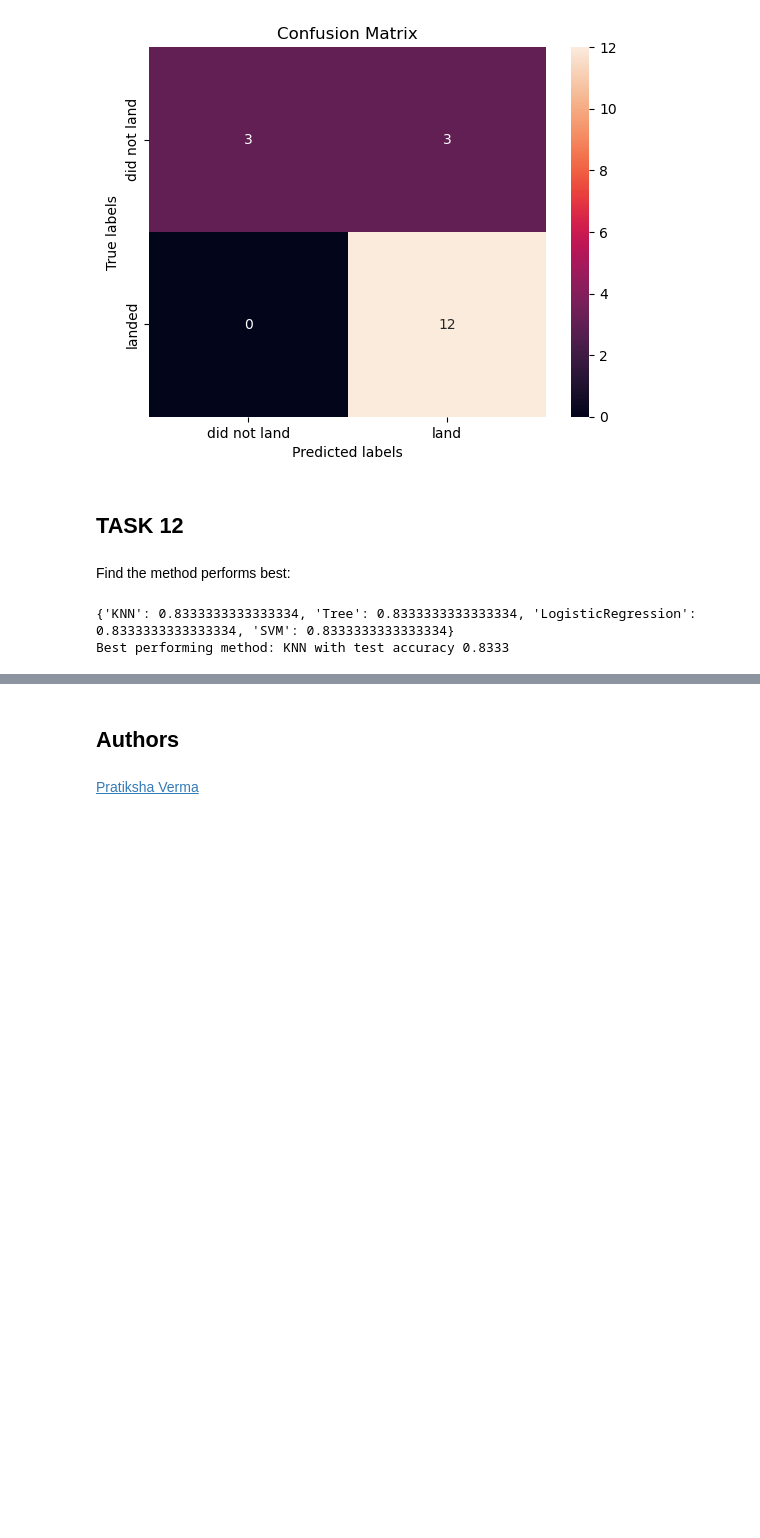
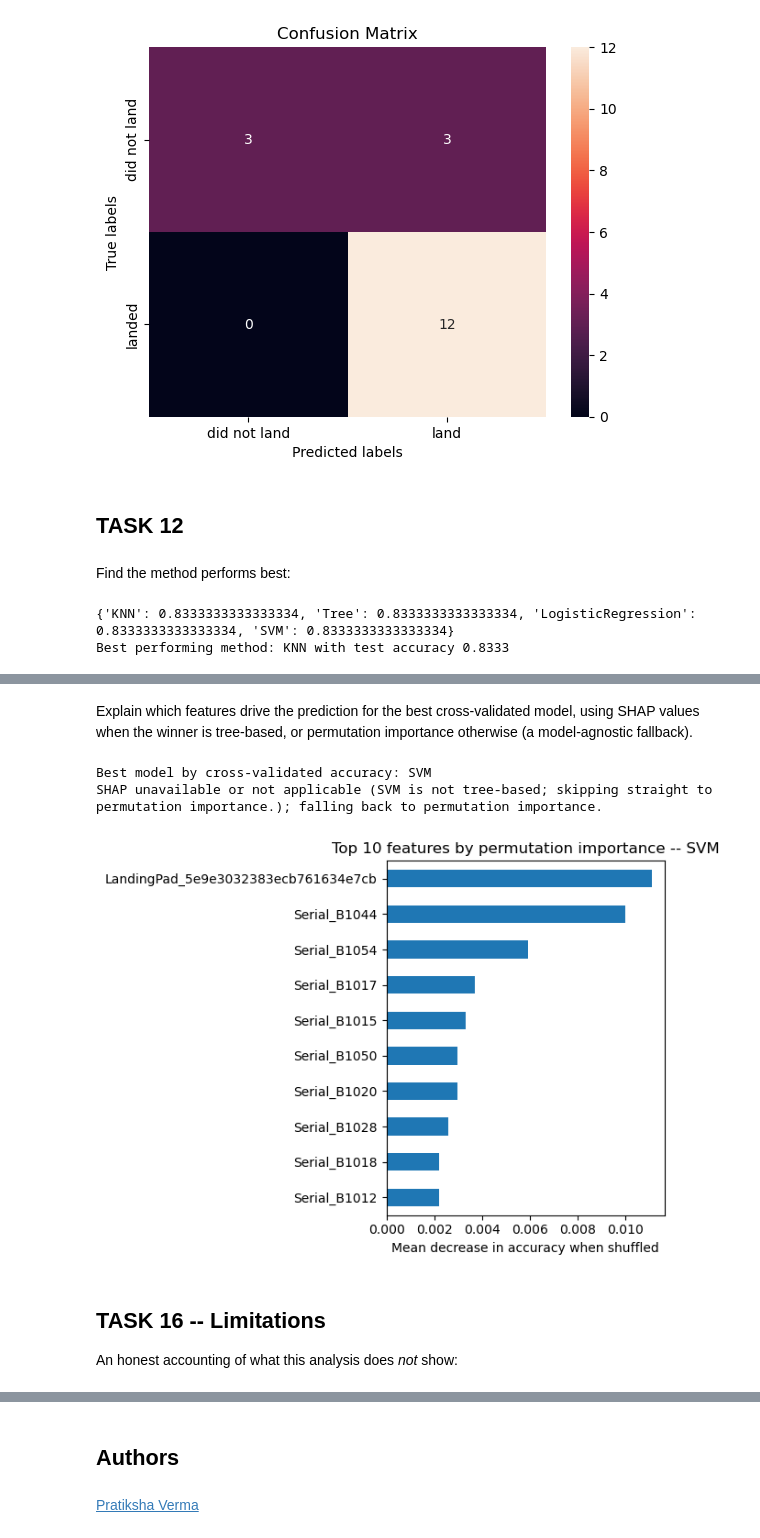
Before and after one commit to AdriaRM96/spacex-falcon9-capstone, a Jupyter notebook: notebooks/07_machine_learning_prediction.ipynb, the cells around one changed output, grey strips where cells are left out. Cells and saved outputs as stored; diff of their text form; code cells hidden in the pictures; blank space fills up the shorter version.

```diff
--- a/notebooks/07_machine_learning_prediction.ipynb
+++ b/notebooks/07_machine_learning_prediction.ipynb
@@ -148,6 +148,10 @@ Standardize the data in <code>X</code> then reassign it to the variable  <code>X
 # students get this
 transform = preprocessing.StandardScaler()
 
+# Capture the original column names before X becomes a plain NumPy array below --
+# we need these later for feature importance / SHAP interpretability.
+feature_names = X.columns.tolist()
+
 # fit_transform learns the mean/std of each feature in X and rescales it to
 # zero mean and unit variance -- required by distance-based models like SVM and KNN.
 X = transform.fit_transform(X)
@@ -421,0 +523,15 @@ Best performing method: KNN with test accuracy 0.8333
+# %%
+# Fold XGBoost into the same StratifiedKFold comparison as the other four models,
+# so all five are judged on identical, more-robust folds rather than mixing a
+# single-split number for XGBoost with cross-validated numbers for the rest.
+tuned_models['XGBoost'] = xgb_cv.best_estimator_
+
+xgb_scores = cross_validate(xgb_cv.best_estimator_, X, Y, cv=skf, scoring=scoring)
+xgb_row = {'model': 'XGBoost'}
+for metric in scoring:
+    key = f'test_{metric}'
+    xgb_row[f'{metric}_mean'] = xgb_scores[key].mean()
+    xgb_row[f'{metric}_std'] = xgb_scores[key].std()
+
+cv_summary = pd.concat([cv_summary, pd.DataFrame([xgb_row]).set_index('model')])
+cv_summary.sort_values('accuracy_mean', ascending=False)
@@ -421,0 +546,52 @@ Best performing method: KNN with test accuracy 0.8333
+# %% [markdown]
+Explain which features drive the prediction for the best cross-validated model, using SHAP values when the winner is tree-based, or permutation importance otherwise (a model-agnostic fallback).
+# %%
+best_model_name = cv_summary["accuracy_mean"].idxmax()
+best_model = tuned_models[best_model_name]
+# tuned_models holds unfitted clones (cross_validate fits internally per fold
+# without keeping a fitted copy) -- fit on the full dataset before explaining it.
+best_model.fit(X, Y)
+print(f"Best model by cross-validated accuracy: {best_model_name}")
+
+# SHAP's fast TreeExplainer only supports tree-based models (Decision Tree, XGBoost).
+# For anything else (Logistic Regression, SVM, KNN), we fall back to permutation
+# importance, which is model-agnostic and works regardless of which model won.
+tree_based = ('DecisionTree', 'XGBoost')
+
+try:
+    if best_model_name not in tree_based:
+        raise TypeError(f"{best_model_name} is not tree-based; skipping straight to permutation importance.")
+    import shap
+    explainer = shap.TreeExplainer(best_model)
+    shap_values = explainer.shap_values(X)
+    # Newer SHAP versions return a 3D array (samples, features, classes) for
+    # binary classifiers rather than a list of per-class arrays -- keep the
+    # positive-class (successful landing) contributions either way.
+    if isinstance(shap_values, list):
+        shap_values = shap_values[1]
+    elif shap_values.ndim == 3:
+        shap_values = shap_values[:, :, 1]
+    shap.summary_plot(shap_values, X, feature_names=feature_names, show=False)
+    plt.tight_layout()
+    plt.savefig("../docs/images/shap_summary.png", dpi=150, bbox_inches="tight")
+    plt.show()
+except Exception as exc:
+    print(f"SHAP unavailable or not applicable ({exc}); falling back to permutation importance.")
+    from sklearn.inspection import permutation_importance
+    result = permutation_importance(best_model, X, Y, n_repeats=30, random_state=2, scoring='accuracy')
+    importances = pd.Series(result.importances_mean, index=feature_names)
+    importances.sort_values(ascending=False).head(10).plot(kind="barh")
+    plt.xlabel("Mean decrease in accuracy when shuffled")
+    plt.title(f"Top 10 features by permutation importance -- {best_model_name}")
+    plt.gca().invert_yaxis()
+    plt.tight_layout()
+    plt.savefig("../docs/images/feature_importance.png", dpi=150, bbox_inches="tight")
+    plt.show()
+# %% [output]
+Best model by cross-validated accuracy: SVM
+SHAP unavailable or not applicable (SVM is not tree-based; skipping straight to permutation importance.); falling back to permutation importance.
+[figure, added]
+# %% [markdown]
+## TASK 16 -- Limitations
+
+An honest accounting of what this analysis does *not* show:
```
Also changed, not shown: parts of 12 cells of this notebook, 1 other file.
